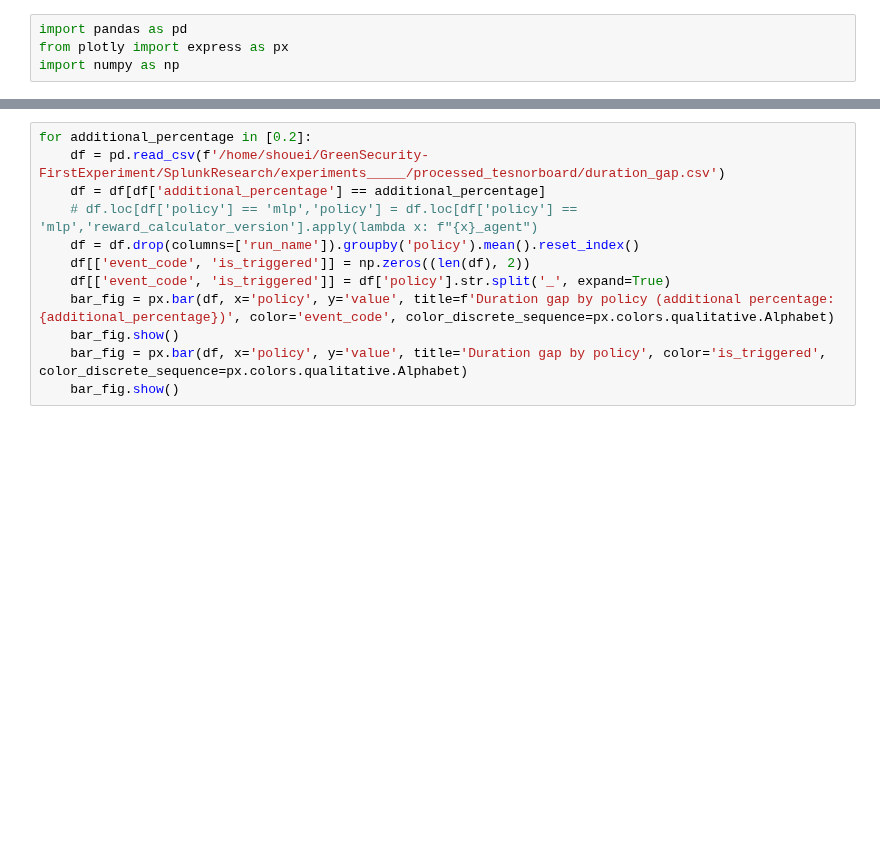
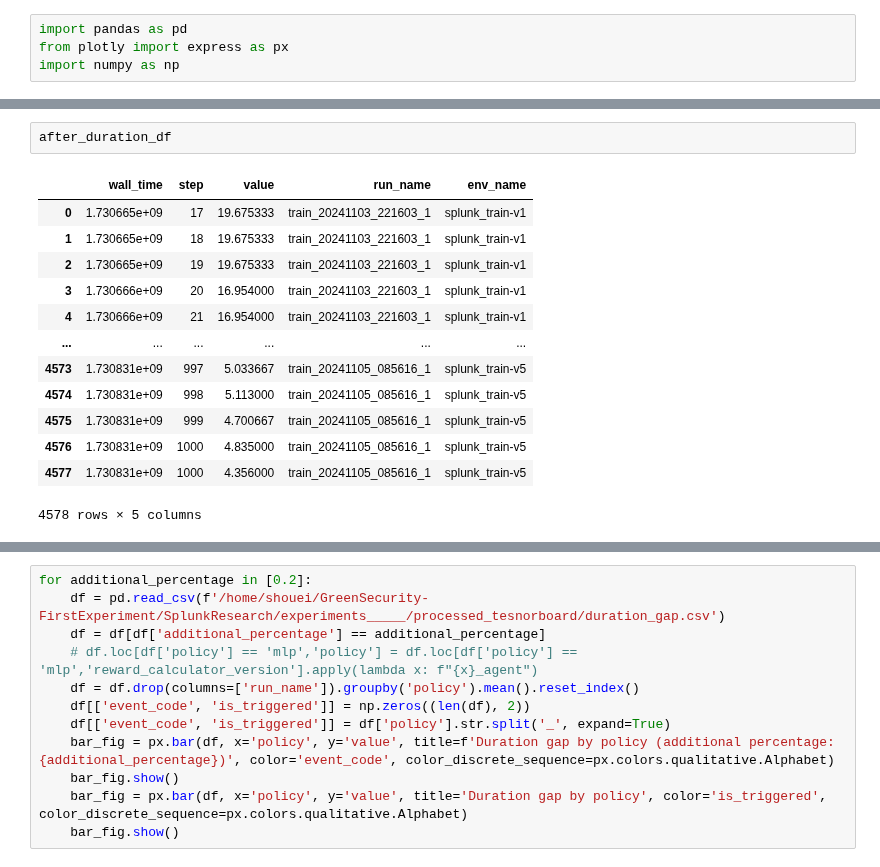
Before and after one commit to sapirani/GreenSecurityMeasurementAndOptimizationFramework, a Jupyter notebook: SplunkResearch/src/result_analysis.ipynb, the cells around one changed output, grey strips where cells are left out. Saved outputs shown, nothing was run; the diff lists cells and outputs as text; blank space fills up the shorter version.

```diff
--- a/SplunkResearch/src/result_analysis.ipynb
+++ b/SplunkResearch/src/result_analysis.ipynb
@@ -4,0 +22,16 @@ import numpy as np
+# %%
+after_duration_df
+# %% [output]
+|  | wall_time | step | value | run_name | env_name |
+| 0 | 1.730665e+09 | 17 | 19.675333 | train_20241103_221603_1 | splunk_train-v1 |
+| 1 | 1.730665e+09 | 18 | 19.675333 | train_20241103_221603_1 | splunk_train-v1 |
+| 2 | 1.730665e+09 | 19 | 19.675333 | train_20241103_221603_1 | splunk_train-v1 |
+| 3 | 1.730666e+09 | 20 | 16.954000 | train_20241103_221603_1 | splunk_train-v1 |
+| 4 | 1.730666e+09 | 21 | 16.954000 | train_20241103_221603_1 | splunk_train-v1 |
+| ... | ... | ... | ... | ... | ... |
+| 4573 | 1.730831e+09 | 997 | 5.033667 | train_20241105_085616_1 | splunk_train-v5 |
+| 4574 | 1.730831e+09 | 998 | 5.113000 | train_20241105_085616_1 | splunk_train-v5 |
+| 4575 | 1.730831e+09 | 999 | 4.700667 | train_20241105_085616_1 | splunk_train-v5 |
+| 4576 | 1.730831e+09 | 1000 | 4.835000 | train_20241105_085616_1 | splunk_train-v5 |
+| 4577 | 1.730831e+09 | 1000 | 4.356000 | train_20241105_085616_1 | splunk_train-v5 |
+4578 rows × 5 columns
```
Also changed, not shown: parts of 4 cells of this notebook, 13 other files.
